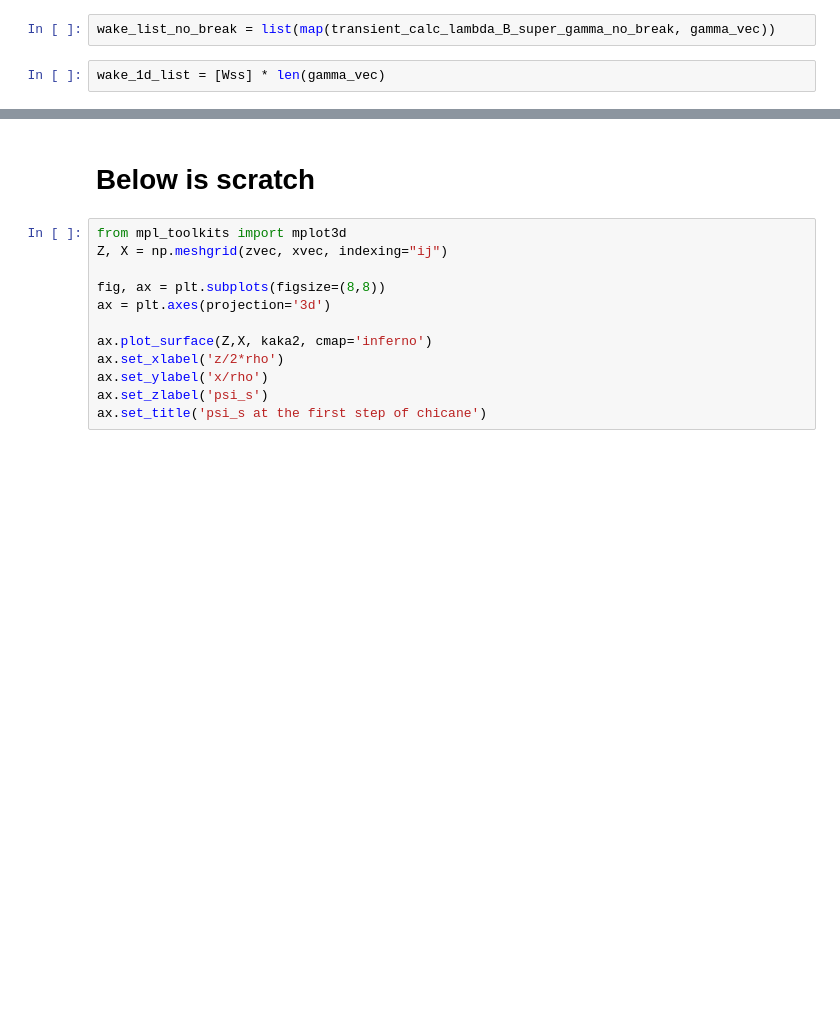
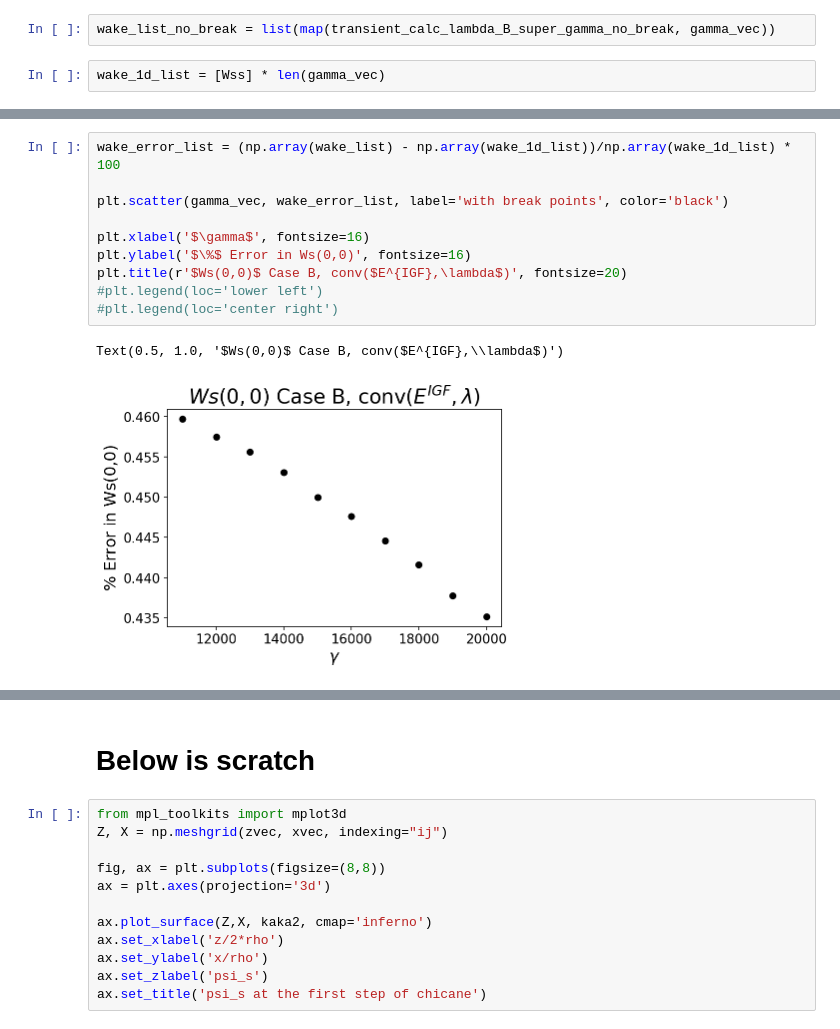
Before and after one commit to weiyuanlou/PyCSR2D, a Jupyter notebook: benchmarking/one_bend_transient/CaseB_IGF_spike.ipynb, the cells around one changed output, grey strips where cells are left out. Saved outputs shown, nothing was run; the diff lists cells and outputs as text; blank space fills up the shorter version.

```diff
--- a/benchmarking/one_bend_transient/CaseB_IGF_spike.ipynb
+++ b/benchmarking/one_bend_transient/CaseB_IGF_spike.ipynb
@@ -265,3 +328,16 @@ plt.legend(loc='center right')
+# %%
+wake_error_list = (np.array(wake_list) - np.array(wake_1d_list))/np.array(wake_1d_list) * 100
+
+plt.scatter(gamma_vec, wake_error_list, label='with break points', color='black')
+
+plt.xlabel('$\gamma$', fontsize=16)
+plt.ylabel('$\%$ Error in Ws(0,0)', fontsize=16)
+plt.title(r'$Ws(0,0)$ Case B, conv($E^{IGF},\lambda$)', fontsize=20)
+#plt.legend(loc='lower left')
+#plt.legend(loc='center right')
+# %% [output]
+Text(0.5, 1.0, '$Ws(0,0)$ Case B, conv($E^{IGF},\\lambda$)')
+[figure, added]
 # %%
 plt.scatter(gamma_vec, wake_list, label='with break points', color='black')
 plt.plot(gamma_vec, wake_1d_list, label='1D theory', color='blue')
```
Also changed, not shown: parts of 27 cells of this notebook, 4 other files.
